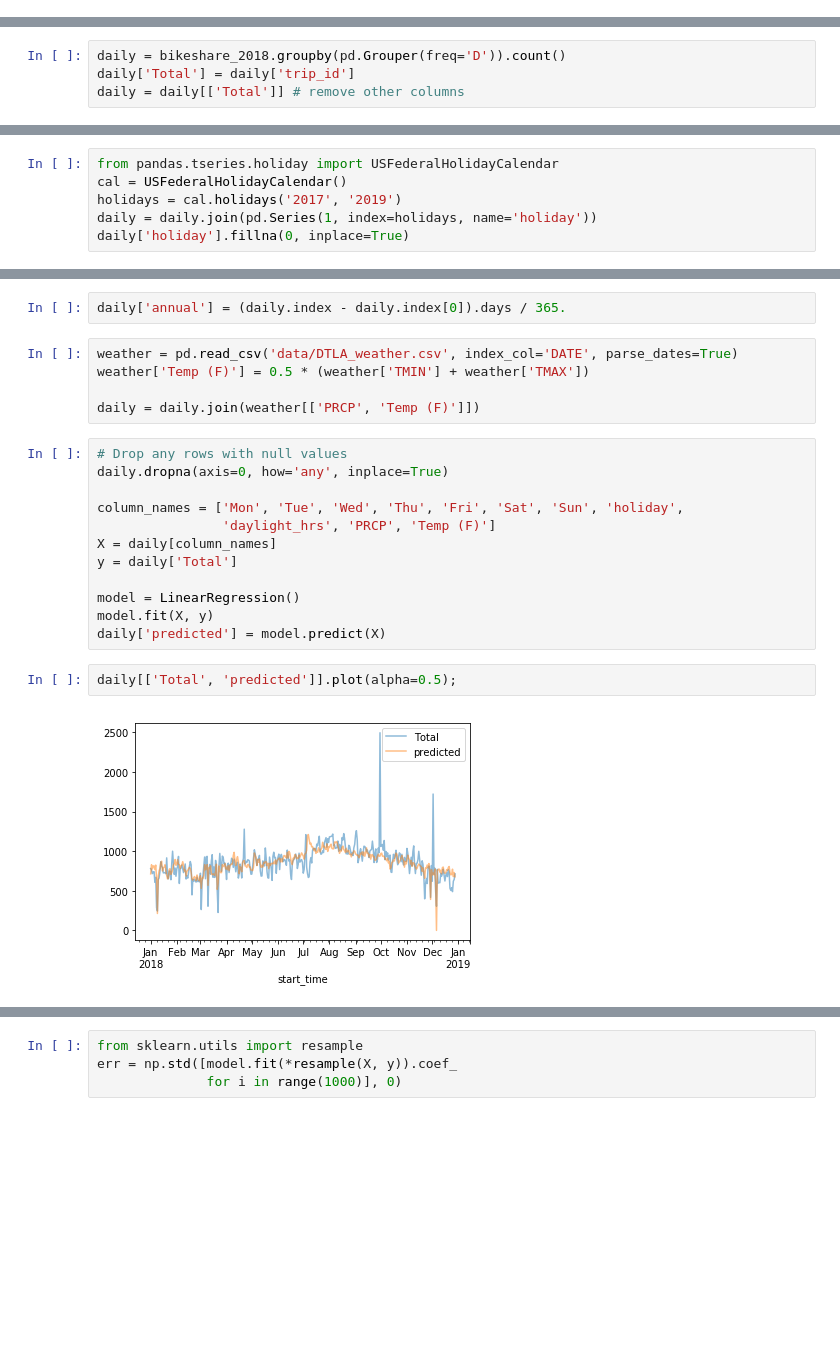
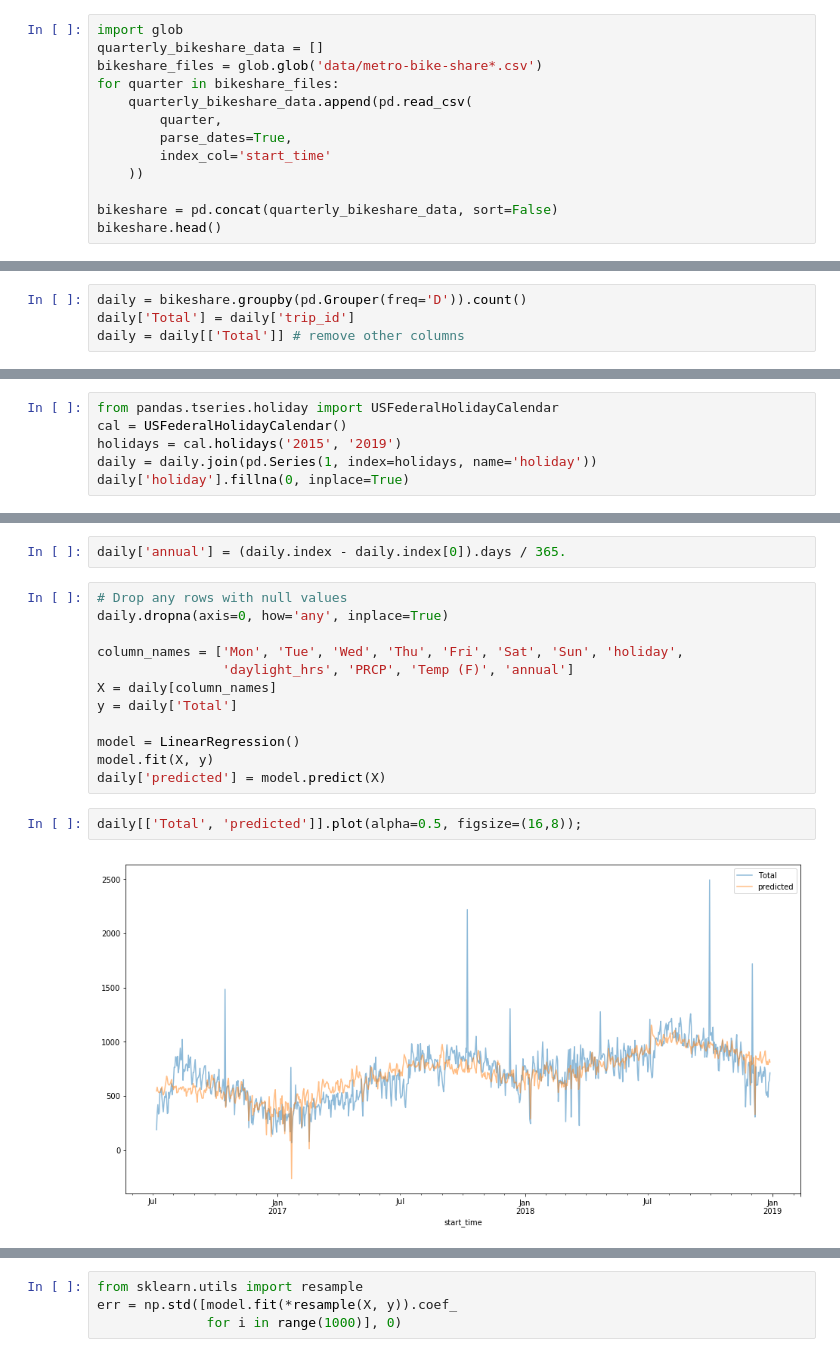
Before and after one commit to ian-r-rose/school-of-data-la-machine-learning, a Jupyter notebook: notebooks/metro-bikeshare-regression.ipynb, the cells around one changed output, grey strips where cells are left out. Drawn from its saved outputs; the diff is of its cells as text; blank space fills up the shorter version.

Commit message:
Model the whole bikeshare history.

```diff
--- a/notebooks/metro-bikeshare-regression.ipynb
+++ b/notebooks/metro-bikeshare-regression.ipynb
@@ -24,0 +6,13 @@ bikeshare_2018.head()
+# %%
+import glob
+quarterly_bikeshare_data = []
+bikeshare_files = glob.glob('data/metro-bike-share*.csv')
+for quarter in bikeshare_files:
+    quarterly_bikeshare_data.append(pd.read_csv(
+        quarter,
+        parse_dates=True,
+        index_col='start_time'
+    ))
+
+bikeshare = pd.concat(quarterly_bikeshare_data, sort=False)
+bikeshare.head()
@@ -25,5 +31,5 @@ bikeshare_2018.head()
 # %%
-daily = bikeshare_2018.groupby(pd.Grouper(freq='D')).count()
+daily = bikeshare.groupby(pd.Grouper(freq='D')).count()
 daily['Total'] = daily['trip_id']
 daily = daily[['Total']] # remove other columns
 # %%
@@ -43,7 +49,7 @@ daily.head()
 # %%
 from pandas.tseries.holiday import USFederalHolidayCalendar
 cal = USFederalHolidayCalendar()
-holidays = cal.holidays('2017', '2019')
+holidays = cal.holidays('2015', '2019')
 daily = daily.join(pd.Series(1, index=holidays, name='holiday'))
 daily['holiday'].fillna(0, inplace=True)
 # %%
@@ -73,16 +84,11 @@ plt.ylim(8, 17)
 # %%
 daily['annual'] = (daily.index - daily.index[0]).days / 365.
-# %%
-weather = pd.read_csv('data/DTLA_weather.csv', index_col='DATE', parse_dates=True)
-weather['Temp (F)'] = 0.5 * (weather['TMIN'] + weather['TMAX'])
-
-daily = daily.join(weather[['PRCP', 'Temp (F)']])
 # %%
 # Drop any rows with null values
 daily.dropna(axis=0, how='any', inplace=True)
 
 column_names = ['Mon', 'Tue', 'Wed', 'Thu', 'Fri', 'Sat', 'Sun', 'holiday',
-                'daylight_hrs', 'PRCP', 'Temp (F)']
+                'daylight_hrs', 'PRCP', 'Temp (F)', 'annual']
 X = daily[column_names]
 y = daily['Total']
 
@@ -90,9 +96,9 @@ model = LinearRegression()
 model.fit(X, y)
 daily['predicted'] = model.predict(X)
 # %%
-daily[['Total', 'predicted']].plot(alpha=0.5);
+daily[['Total', 'predicted']].plot(alpha=0.5, figsize=(16,8));
 # %% [output]
-[figure, old version]
+[figure, new version]
 # %%
 params = pd.Series(model.coef_, index=X.columns)
 params
```
Also changed, not shown: parts of 18 cells of this notebook, 7 other files.
